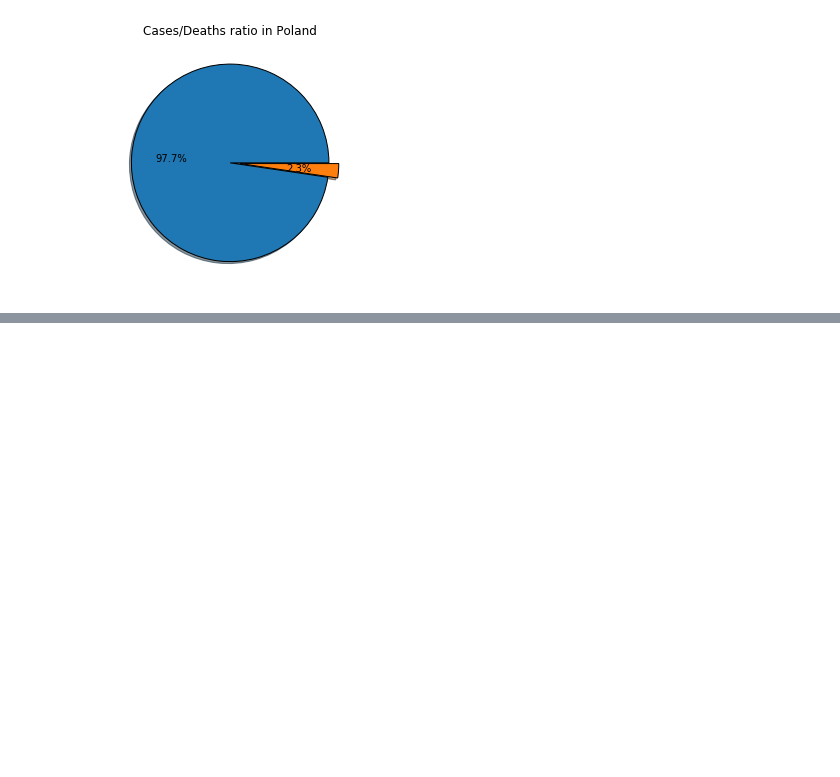
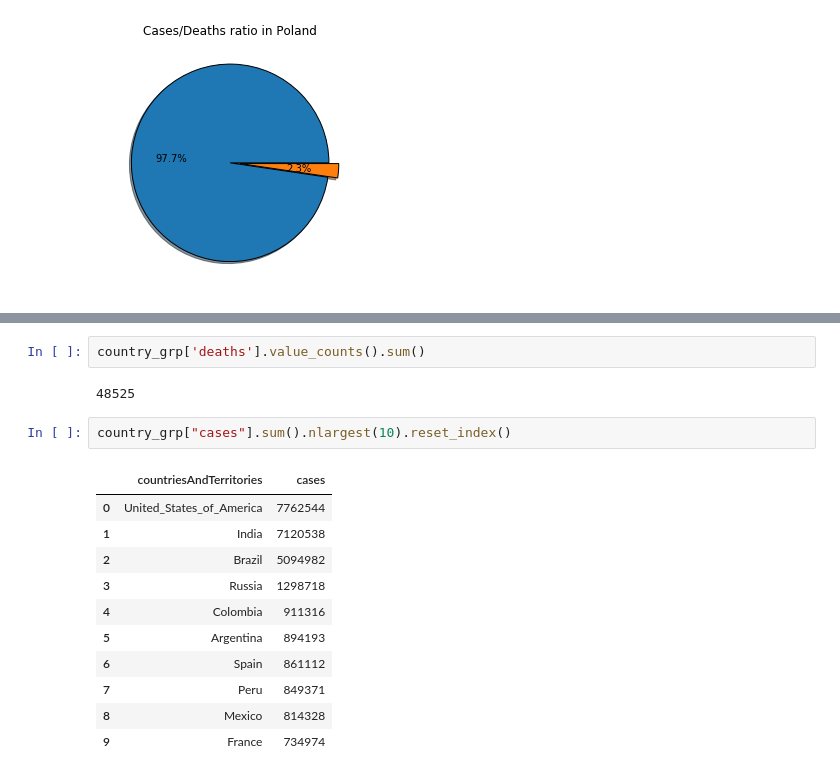
Before and after one commit to Remek953/Covid19---Charts, a Jupyter notebook: Moj Projekt.ipynb, the cells around one changed output, grey strips where cells are left out. Saved outputs shown, nothing was run; the diff lists cells and outputs as text; blank space fills up the shorter version.

```diff
--- a/Moj Projekt.ipynb
+++ b/Moj Projekt.ipynb
@@ -82,0 +167,18 @@ plt.show()
+# %%
+country_grp['deaths'].value_counts().sum()
+# %% [output]
+48525
+# %%
+country_grp["cases"].sum().nlargest(10).reset_index()
+# %% [output]
+|  | countriesAndTerritories | cases |
+| 0 | United_States_of_America | 7762544 |
+| 1 | India | 7120538 |
+| 2 | Brazil | 5094982 |
+| 3 | Russia | 1298718 |
+| 4 | Colombia | 911316 |
+| 5 | Argentina | 894193 |
+| 6 | Spain | 861112 |
+| 7 | Peru | 849371 |
+| 8 | Mexico | 814328 |
+| 9 | France | 734974 |
```
Also changed, not shown: parts of 14 cells of this notebook, 6 other files.
